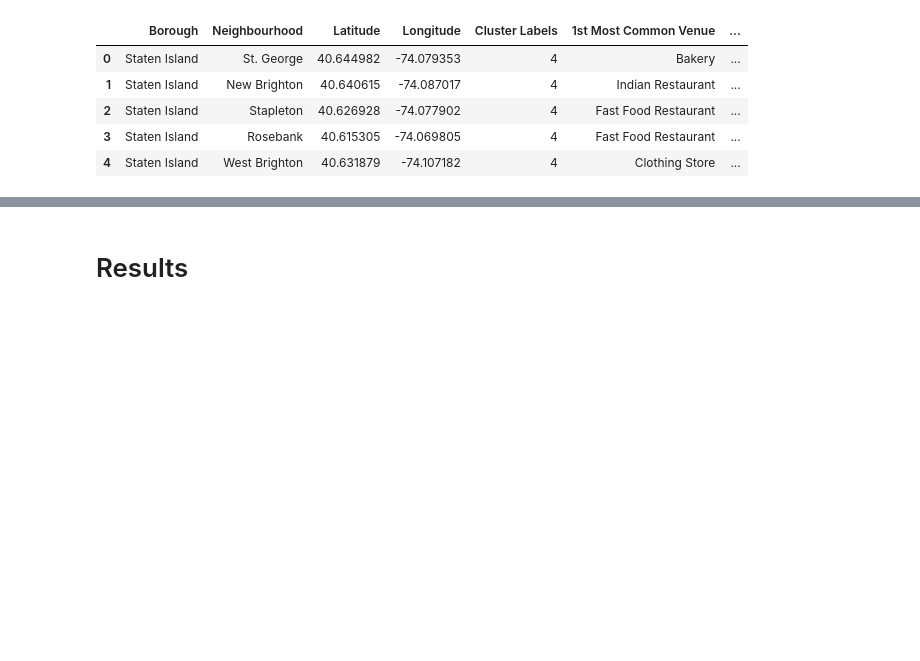
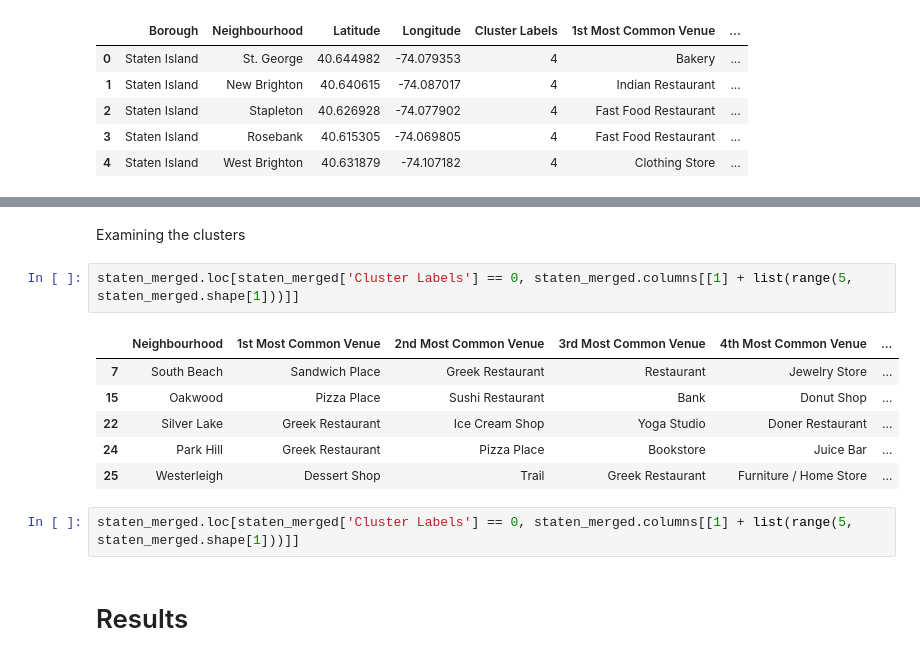
Before and after one commit to caitydows/coursera-capstone, a Jupyter notebook: Battle of the Neighbourhoods (Week 2).ipynb, the cells around one changed output, grey strips where cells are left out. Saved outputs shown, nothing was run; the diff lists cells and outputs as text; blank space fills up the shorter version.

Commit message:
Published from Watson Studio.

```diff
--- a/Battle of the Neighbourhoods (Week 2).ipynb
+++ b/Battle of the Neighbourhoods (Week 2).ipynb
@@ -791,3 +850,16 @@ staten_merged.head() # check the last columns!
+# %% [markdown]
+Examining the clusters
+# %%
+staten_merged.loc[staten_merged['Cluster Labels'] == 0, staten_merged.columns[[1] + list(range(5, staten_merged.shape[1]))]]
+# %% [output]
+|  | Neighbourhood | 1st Most Common Venue | 2nd Most Common Venue | 3rd Most Common Venue | 4th Most Common Venue | ... |
+| 7 | South Beach | Sandwich Place | Greek Restaurant | Restaurant | Jewelry Store | ... |
+| 15 | Oakwood | Pizza Place | Sushi Restaurant | Bank | Donut Shop | ... |
+| 22 | Silver Lake | Greek Restaurant | Ice Cream Shop | Yoga Studio | Doner Restaurant | ... |
+| 24 | Park Hill | Greek Restaurant | Pizza Place | Bookstore | Juice Bar | ... |
+| 25 | Westerleigh | Dessert Shop | Trail | Greek Restaurant | Furniture / Home Store | ... |
+# %%
+staten_merged.loc[staten_merged['Cluster Labels'] == 0, staten_merged.columns[[1] + list(range(5, staten_merged.shape[1]))]]
 # %% [markdown]
 # Results
 # %% [markdown]
```
Also changed, not shown: parts of 5 cells of this notebook.
